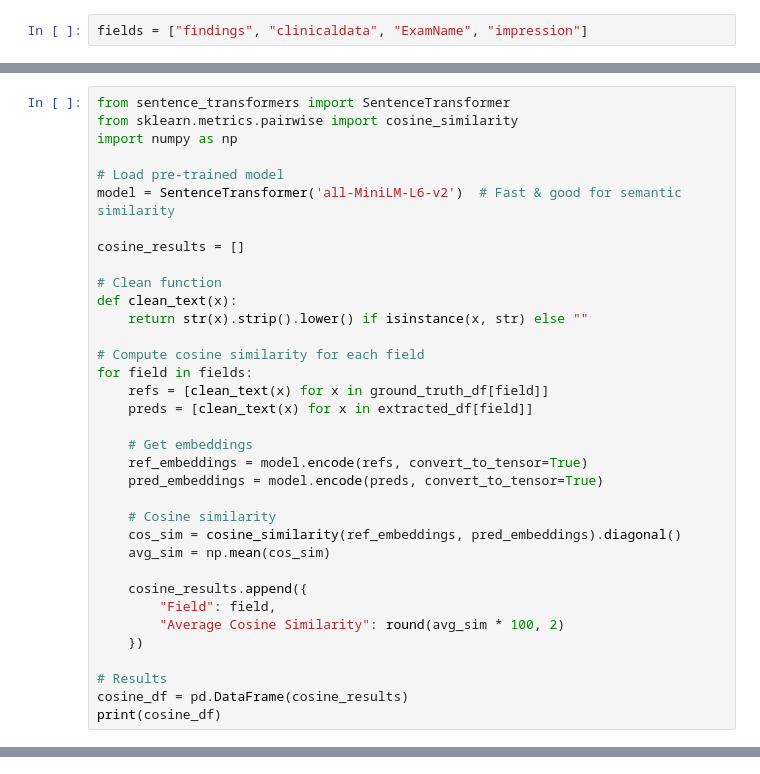
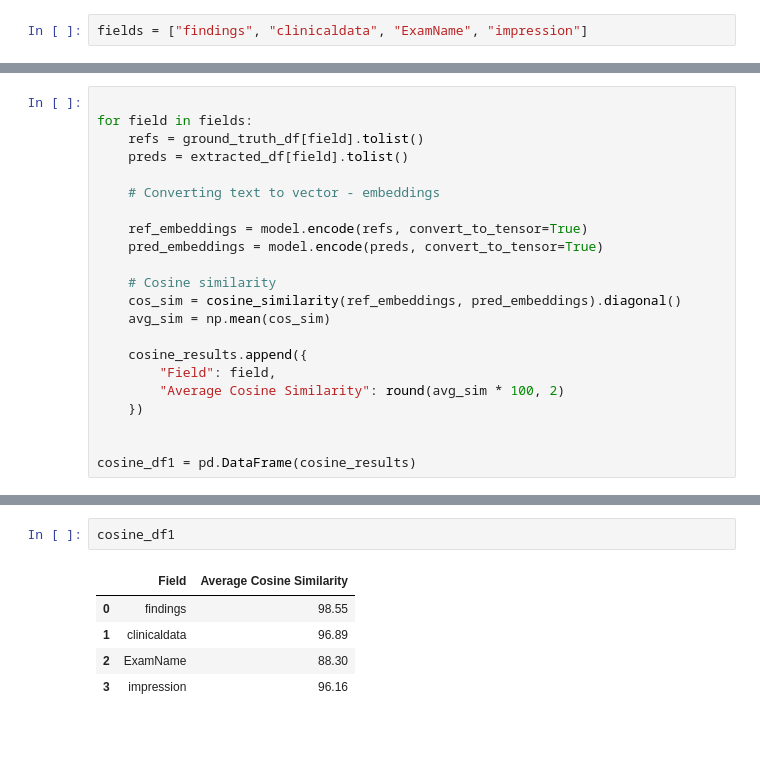
Before and after one commit to Divya-Chintala/Build_Projects_Open_Avenue, a Jupyter notebook: week2/fields_extraction.ipynb, the cells around one changed output, grey strips where cells are left out. Drawn from its saved outputs; the diff is of its cells as text; blank space fills up the shorter version.

```diff
--- a/week2/fields_extraction.ipynb
+++ b/week2/fields_extraction.ipynb
@@ -336,23 +311,11 @@ evaluation_df
 # %%
-from sentence_transformers import SentenceTransformer
-from sklearn.metrics.pairwise import cosine_similarity
-import numpy as np
 
-# Load pre-trained model
-model = SentenceTransformer('all-MiniLM-L6-v2')  # Fast & good for semantic similarity
+for field in fields:
+    refs = ground_truth_df[field].tolist()
+    preds = extracted_df[field].tolist()
 
-cosine_results = []
+    # Converting text to vector - embeddings
 
-# Clean function
-def clean_text(x):
-    return str(x).strip().lower() if isinstance(x, str) else ""
-
-# Compute cosine similarity for each field
-for field in fields:
-    refs = [clean_text(x) for x in ground_truth_df[field]]
-    preds = [clean_text(x) for x in extracted_df[field]]
-
-    # Get embeddings
     ref_embeddings = model.encode(refs, convert_to_tensor=True)
     pred_embeddings = model.encode(preds, convert_to_tensor=True)
 
@@ -365,6 +328,5 @@ for field in fields:
         "Average Cosine Similarity": round(avg_sim * 100, 2)
     })
 
-# Results
-cosine_df = pd.DataFrame(cosine_results)
-print(cosine_df)
+
+cosine_df1 = pd.DataFrame(cosine_results)
@@ -396,0 +333,8 @@ array([0.9854424 , 1.        , 1.0000001 , 1.        , 1.        ,
+# %%
+cosine_df1
+# %% [output]
+|  | Field | Average Cosine Similarity |
+| 0 | findings | 98.55 |
+| 1 | clinicaldata | 96.89 |
+| 2 | ExamName | 88.30 |
+| 3 | impression | 96.16 |
```
Also changed, not shown: parts of 25 cells of this notebook.
